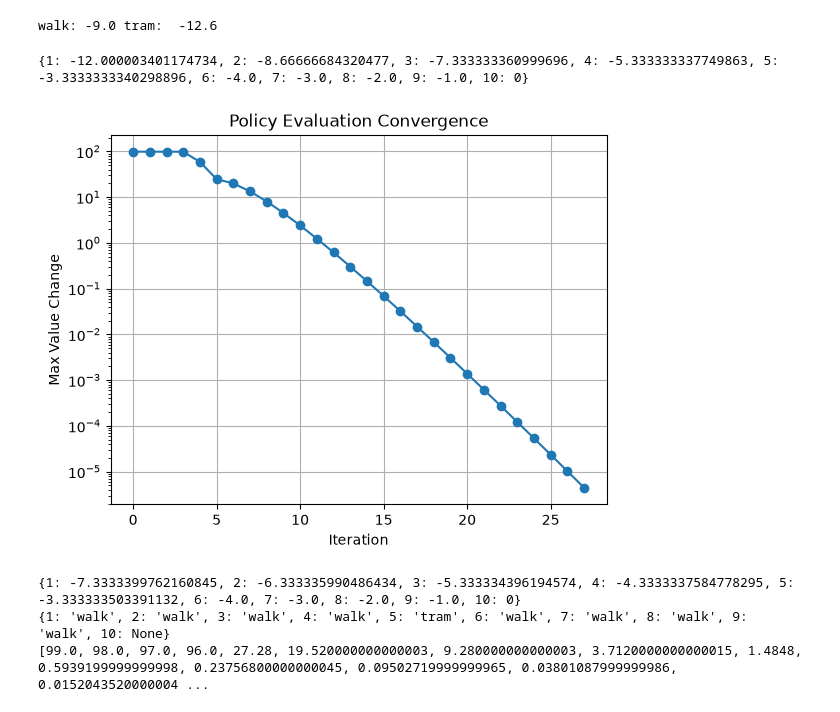
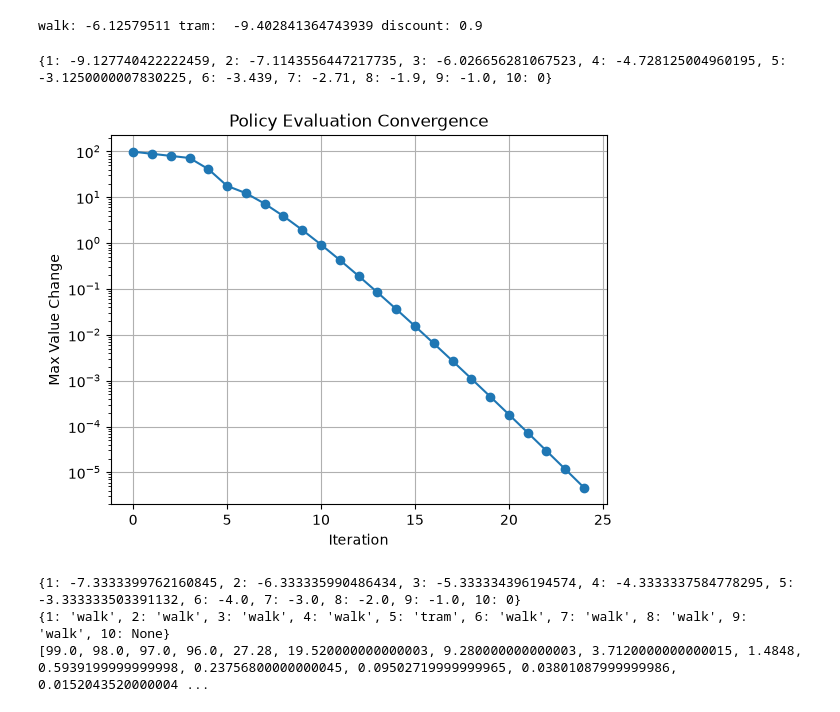
Before and after one commit to 1an-xu/stanford-ai-math-fundamentals, a Jupyter notebook: CS221/MDP.ipynb, the cells around one changed output. Saved outputs shown, nothing was run; the diff lists cells and outputs as text; code cells hidden in the pictures.

```diff
--- a/CS221/MDP.ipynb
+++ b/CS221/MDP.ipynb
@@ -92,12 +44,6 @@ class DiceGameMDP(MDP):
 # %%
 # ============= Monte Carlo Policy Evaluation ================
 # Run multiple rollouts with the policy and compute average utility
-
-@dataclass(frozen=True)
-class Rollout:
-    steps: List[Step]
-    discount: float
-    utility: float
 
 def generate_rollout(mdp: MDP, policy: Policy) -> Rollout:
     state = mdp.start_state()
@@ -112,12 +58,7 @@ def generate_rollout(mdp: MDP, policy: Policy) -> Rollout:
         state = step.state
     return Rollout(
         steps=steps,
-        discount=mdp.discount(),
-        utility=compute_utility(steps, mdp.discount()))
-
-def compute_utility(steps: List[Step], discount: float) -> float:
-    # discounted reward
-    return sum(step.reward * discount ** i for i, step in enumerate(steps))
+        discount=mdp.discount())
 
 def monte_carlo_policy_evaluation(mdp: MDP, policy: Policy, num_rollouts: int) -> float:
     utilities = [generate_rollout(mdp, policy).utility for _ in range(num_rollouts)]
@@ -129,35 +70,14 @@ walk_policy = lambda s: "walk"
 tram_policy = lambda s: "tram" if s * 2 <= tram_mdp.num_locs else "walk"
 walk_eval = monte_carlo_policy_evaluation(tram_mdp, walk_policy, 1)
 tram_eval = monte_carlo_policy_evaluation(tram_mdp, tram_policy, 100)
-print("walk:", walk_eval, "tram: ", tram_eval)
+print("walk:", walk_eval, "tram: ", tram_eval, "discount:", tram_mdp.discount())
 # %% [output]
-walk: -9.0 tram:  -12.6
+walk: -6.12579511 tram:  -9.402841364743939 discount: 0.9
 # %%
 import matplotlib.pyplot as plt
+from mdp import get_states, initial_values, compute_q_value, compute_distance
 
 #=============== Policy Evaluation w/o Rollout =========================
-
-def get_states(mdp: MDP) -> List[Any]:
-    states = set()
-    def next_state(state):
-        if state in states:
-            return
-        states.add(state)
-        for step in mdp.successors(state):
-            next_state(step.state)
-
-    next_state(mdp.start_state())
-    return list(states)
-
-def initial_values(mdp: MDP, states: List[Any]) -> dict:
-    return {s: 0 if mdp.is_end(s) else -100 for s in states}
-
-def compute_q_value(values: dict[Any, float], steps: List[Step], discount: float) -> float:
-    # compute Q(s, a) = ∑ T(s,a,s') * [R(s,a,s') + γ * V(s')]
-    return sum(step.prob * (step.reward + discount * values[step.state]) for step in steps)
-
-def compute_distance(values: dict, next_values: dict) -> float:
-    return max([abs(values[s] - next_values[s]) for s in values.keys()])
 
 def policy_evaluation(mdp: MDP, policy: Policy, max_iters: int =100, tolerance: float = 1e-5) -> tuple[dict[Any, float], List[float]]:
     states = get_states(mdp)
@@ -167,33 +87,33 @@ def policy_evaluation(mdp: MDP, policy: Policy, max_iters: int =100, tolerance:
         next_values = {}
         for state in states:
             if mdp.is_end(state):
                 next_values[state] = 0
                 continue
             action = policy(state)
             steps = [step for step in mdp.successors(state) if step.action == action]
             next_values[state] = compute_q_value(values, steps, mdp.discount())
         distance = compute_distance(values, next_values)
         distances.append(distance)
         values = next_values
         if distance < tolerance:
             break
     return values, distances
 
 def draw_evaluation_convergence(distances: List[float]):
     plt.plot(distances, marker='o')
     plt.title("Policy Evaluation Convergence")
     plt.xlabel("Iteration")
     plt.ylabel("Max Value Change")
     plt.yscale('log')
     plt.grid(True)
     plt.show()
 
 # Test and draw converge diagram
 values, distances = policy_evaluation(tram_mdp, tram_policy)
 #values, distances = policy_evaluation(tram_mdp, walk_policy)
 print(values)
 draw_evaluation_convergence(distances)
 # %% [output]
-{1: -12.000003401174734, 2: -8.66666684320477, 3: -7.333333360999696, 4: -5.333333337749863, 5: -3.3333333340298896, 6: -4.0, 7: -3.0, 8: -2.0, 9: -1.0, 10: 0}
+{1: -9.127740422222459, 2: -7.1143556447217735, 3: -6.026656281067523, 4: -4.728125004960195, 5: -3.1250000007830225, 6: -3.439, 7: -2.71, 8: -1.9, 9: -1.0, 10: 0}
-[figure, old version]
+[figure, new version]
 # %%
```
Also changed, not shown: parts of 5 cells of this notebook, 3 other files.
